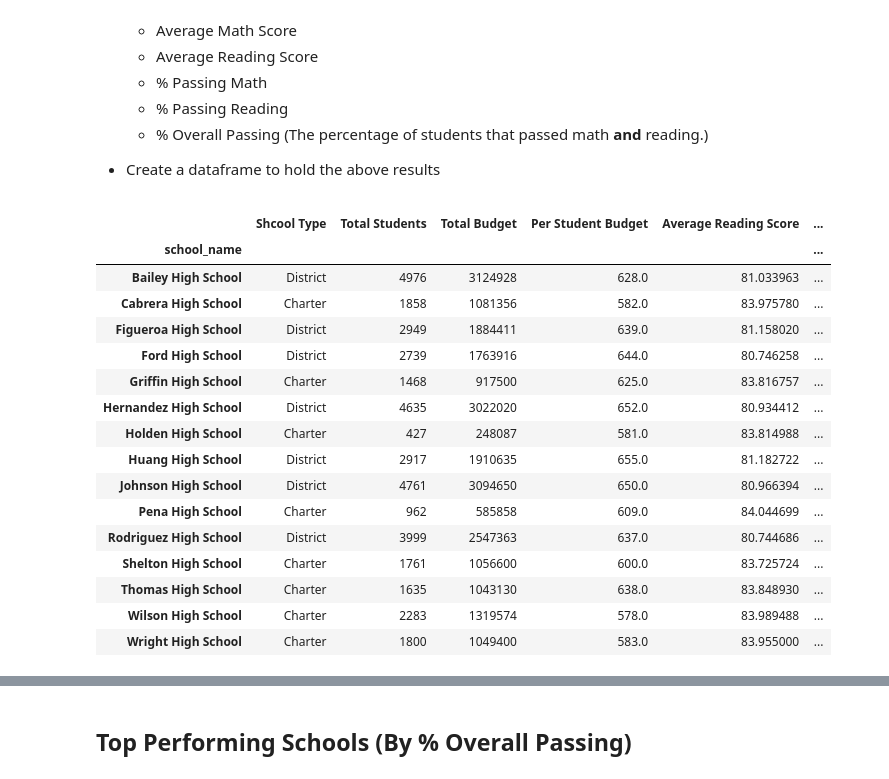
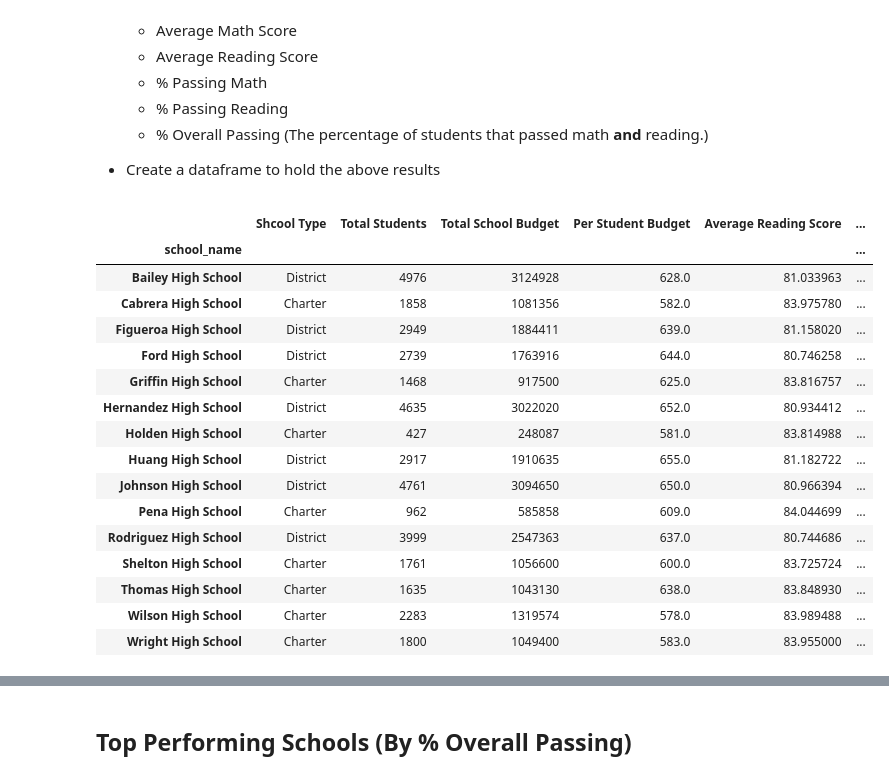
Before and after one commit to mpetersen49/pandas-challenge, a Jupyter notebook: PyCitySchools/PyCitySchools_starter.ipynb, the cells around one changed output, grey strips where cells are left out. Drawn from its saved outputs; the diff is of its cells as text; code cells hidden in the pictures.

```diff
--- a/PyCitySchools/PyCitySchools_starter.ipynb
+++ b/PyCitySchools/PyCitySchools_starter.ipynb
@@ -113,34 +113,27 @@ district_summary
 # %%
 school_data_test = school_data.drop(columns=["School ID"])
 school_data_test = school_data_test.rename(columns={"type":"Shcool Type",
-                                                "size":"Total Students", "budget":"Total Budget"})
-
-#school_summary = school_summary.sort_values("school_name")
+                                                "size":"Total Students", "budget":"Total School Budget"})
 
 school_data_test = school_data_test.set_index("school_name")
 
-school_data_test["Per Student Budget"] = school_data_test["Total Budget"] / school_summary["Total Students"]
+school_data_test["Per Student Budget"] = school_data_test["Total School Budget"] / school_data_test["Total Students"]
 
-# student_data_grouped = student_data.groupby("school_name")
+student_data_grouped = student_data.groupby("school_name")
 
-# avg_test_scores = student_data_grouped.mean()
+avg_test_scores = student_data_grouped.mean()
 
-# avg_test_scores = avg_test_scores.drop(columns=["Student ID"])
-# avg_test_scores = avg_test_scores.rename(columns={"math_score":"Average Math Score",
-#                                                     "reading_score":"Average Reading Score"})
+avg_test_scores = avg_test_scores.drop(columns=["Student ID"])
+avg_test_scores = avg_test_scores.rename(columns={"math_score":"Average Math Score",
+                                                    "reading_score":"Average Reading Score"})
 
-#school_data_test.sort_values("school_name")
-
-
-# # avg_test_scores
-
-school_summary = pd.merge(school_data_test, avg_math_grouped, on="school_name")
+school_summary = pd.merge(school_data_test, avg_test_scores, on="school_name")
 school_summary = school_summary.sort_values("school_name")
-school_summary = school_summary.rename(columns={"school_name":""})
+#school_summary = school_summary.rename(columns={"school_name":""})
 #school_summary = school_summary.set_index("")
 school_summary
 # %% [output]
-|  | Shcool Type | Total Students | Total Budget | Per Student Budget | Average Reading Score | ... |
+|  | Shcool Type | Total Students | Total School Budget | Per Student Budget | Average Reading Score | ... |
 | school_name |  |  |  |  |  | ... |
 | Bailey High School | District | 4976 | 3124928 | 628.0 | 81.033963 | ... |
 | Cabrera High School | Charter | 1858 | 1081356 | 582.0 | 83.975780 | ... |
```
Also changed, not shown: parts of 6 cells of this notebook.
